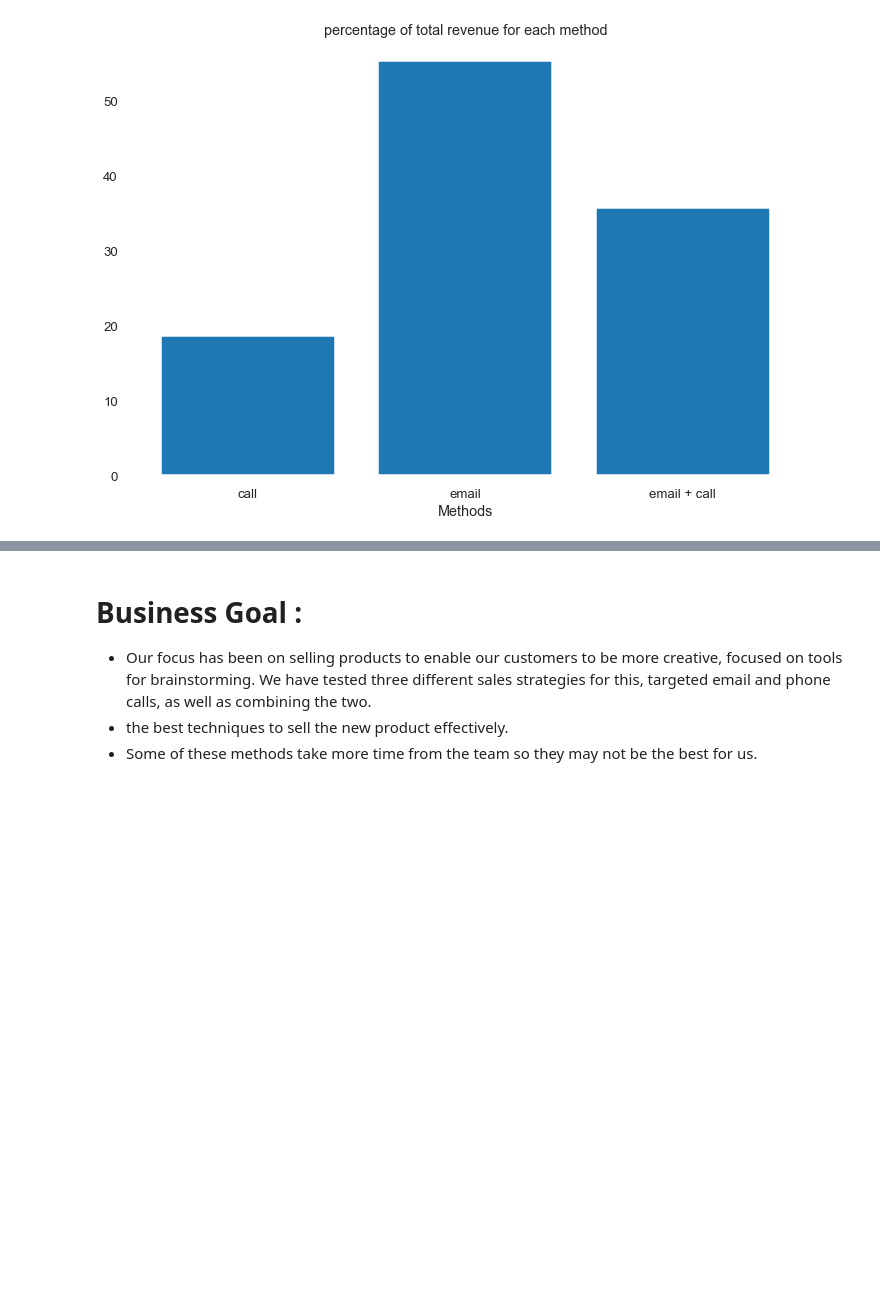
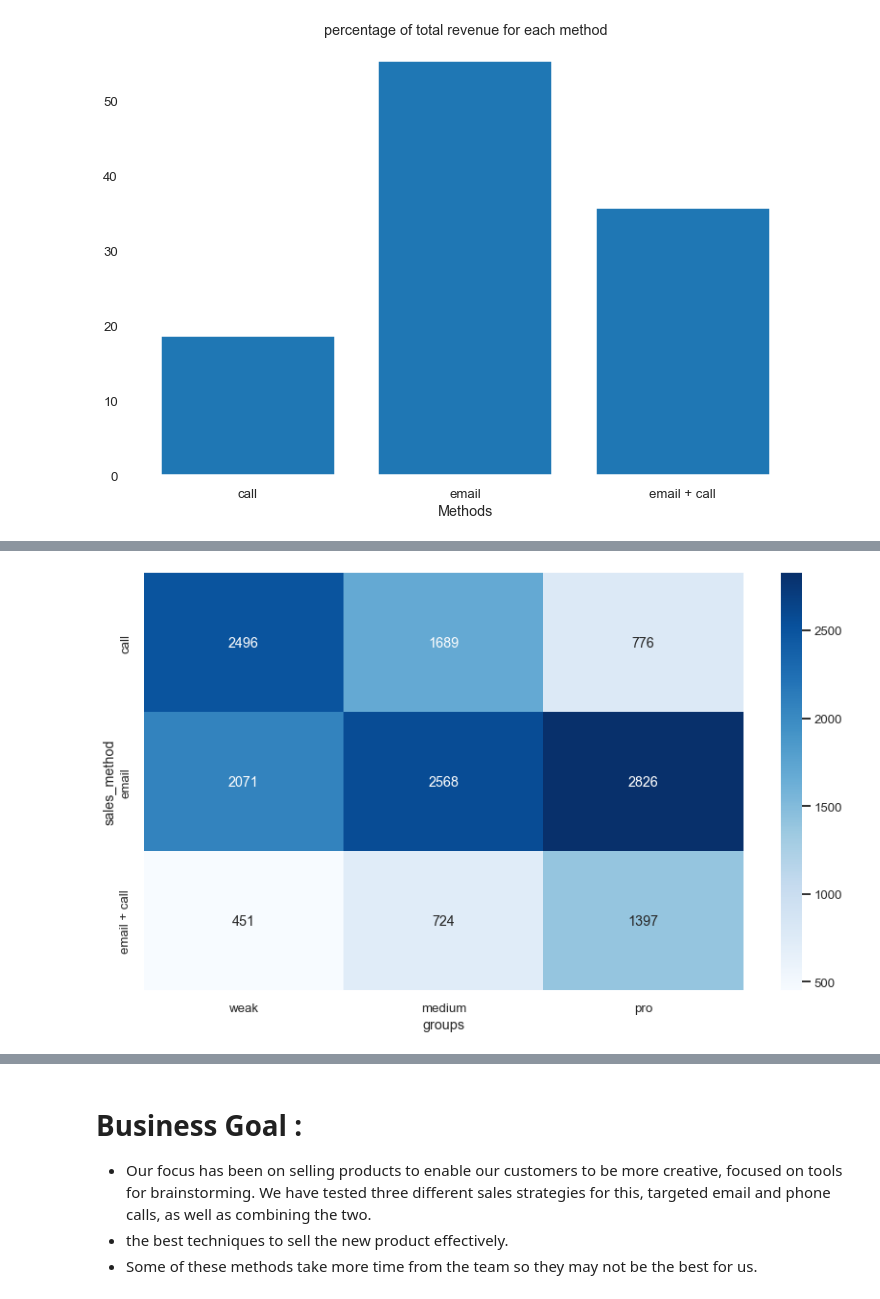
Before and after one commit to MahmoudAdel-hub/New_Product_Marketing_Method, a Jupyter notebook: ProfessionalDA.ipynb, the cells around one changed output, grey strips where cells are left out. Saved outputs shown, nothing was run; the diff lists cells and outputs as text; code cells hidden in the pictures; blank space fills up the shorter version.

```diff
--- a/ProfessionalDA.ipynb
+++ b/ProfessionalDA.ipynb
@@ -336,0 +371,6 @@ so
+# %%
+plt.subplots(figsize=(14,8))
+sns.heatmap(df1.pivot_table(index="sales_method",columns="groups",aggfunc='count',values = 'state'),annot=True,fmt='.5g',cmap='Blues')
+plt.show()
+# %% [output]
+[figure, added]
```
Also changed, not shown: parts of 44 cells of this notebook, 1 other file.
